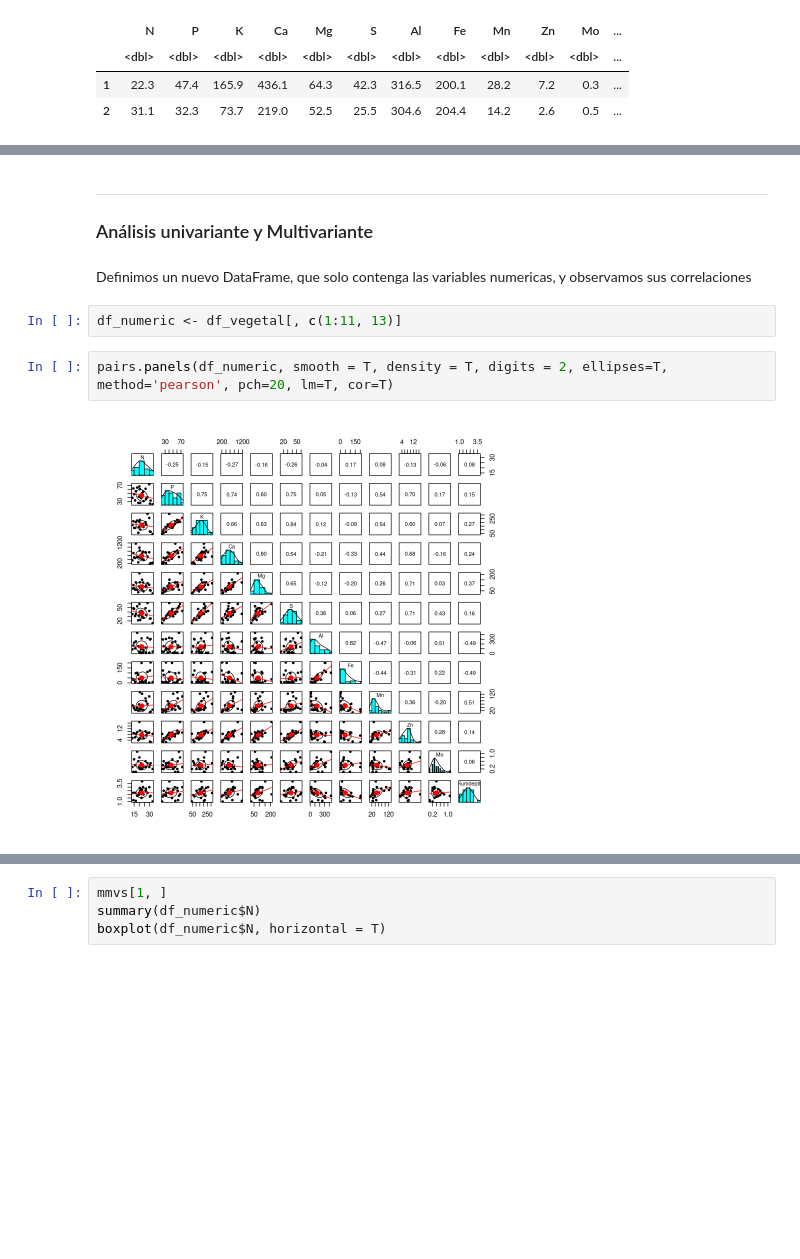
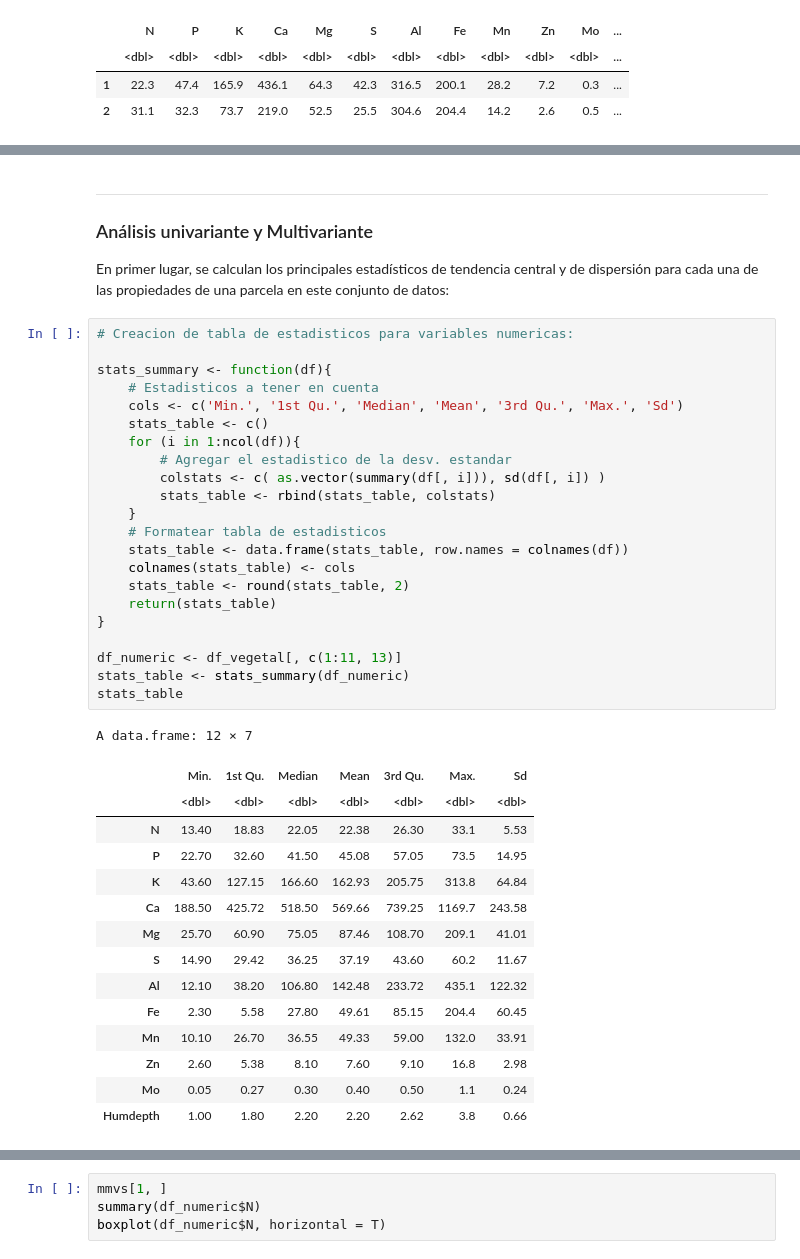
Before and after one commit to HugoVarelaSanchez/MEDAD_Vegetales, a Jupyter notebook: script.ipynb, the cells around one changed output, grey strips where cells are left out. Cells and saved outputs as stored; diff of their text form; blank space fills up the shorter version.

```diff
--- a/script.ipynb
+++ b/script.ipynb
@@ -33,11 +27,43 @@ Installing package into ‘/home/hugo/R/x86_64-pc-linux-gnu-library/4.3’
 # %% [markdown]
 ---
 ### Análisis univariante y Multivariante
+
+En primer lugar, se calculan los principales estadísticos de tendencia central y de dispersión para cada una de las propiedades de una parcela en este conjunto de datos:
-# %% [markdown]
-Definimos un nuevo DataFrame, que solo contenga las variables numericas, y observamos sus correlaciones
 # %%
+# Creacion de tabla de estadisticos para variables numericas:
+
+stats_summary <- function(df){
+    # Estadisticos a tener en cuenta
+    cols <- c('Min.', '1st Qu.', 'Median', 'Mean', '3rd Qu.', 'Max.', 'Sd')
+    stats_table <- c()
+    for (i in 1:ncol(df)){
+        # Agregar el estadistico de la desv. estandar
+        colstats <- c( as.vector(summary(df[, i])), sd(df[, i]) )
+        stats_table <- rbind(stats_table, colstats)
+    }
+    # Formatear tabla de estadisticos
+    stats_table <- data.frame(stats_table, row.names = colnames(df))
+    colnames(stats_table) <- cols
+    stats_table <- round(stats_table, 2)
+    return(stats_table)
+}
+
 df_numeric <- df_vegetal[, c(1:11, 13)]
+stats_table <- stats_summary(df_numeric)
+stats_table
+# %% [output]
+A data.frame: 12 × 7
+|  | Min. | 1st Qu. | Median | Mean | 3rd Qu. | Max. | Sd |
+|  | <dbl> | <dbl> | <dbl> | <dbl> | <dbl> | <dbl> | <dbl> |
+| N | 13.40 | 18.83 | 22.05 | 22.38 | 26.30 | 33.1 | 5.53 |
+| P | 22.70 | 32.60 | 41.50 | 45.08 | 57.05 | 73.5 | 14.95 |
+| K | 43.60 | 127.15 | 166.60 | 162.93 | 205.75 | 313.8 | 64.84 |
+| Ca | 188.50 | 425.72 | 518.50 | 569.66 | 739.25 | 1169.7 | 243.58 |
+| Mg | 25.70 | 60.90 | 75.05 | 87.46 | 108.70 | 209.1 | 41.01 |
+| S | 14.90 | 29.42 | 36.25 | 37.19 | 43.60 | 60.2 | 11.67 |
+| Al | 12.10 | 38.20 | 106.80 | 142.48 | 233.72 | 435.1 | 122.32 |
+| Fe | 2.30 | 5.58 | 27.80 | 49.61 | 85.15 | 204.4 | 60.45 |
+| Mn | 10.10 | 26.70 | 36.55 | 49.33 | 59.00 | 132.0 | 33.91 |
+| Zn | 2.60 | 5.38 | 8.10 | 7.60 | 9.10 | 16.8 | 2.98 |
+| Mo | 0.05 | 0.27 | 0.30 | 0.40 | 0.50 | 1.1 | 0.24 |
+| Humdepth | 1.00 | 1.80 | 2.20 | 2.20 | 2.62 | 3.8 | 0.66 |
-# %%
-pairs.panels(df_numeric, smooth = T, density = T, digits = 2, ellipses=T, method='pearson', pch=20, lm=T, cor=T)
-# %% [output]
-[figure, removed]
```
Also changed, not shown: parts of 40 cells of this notebook.
